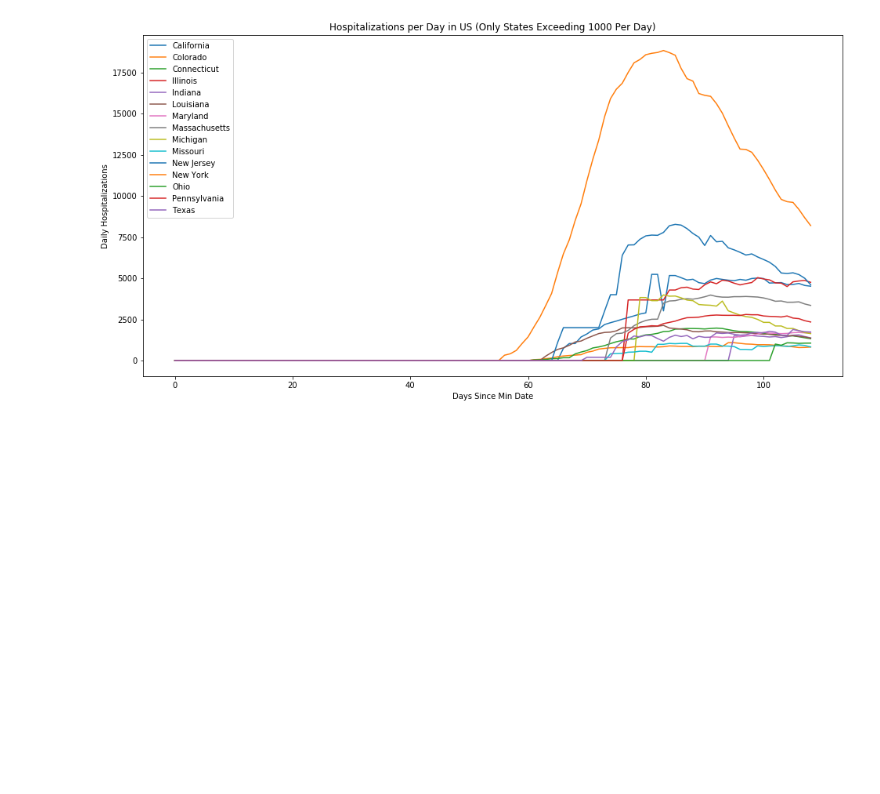
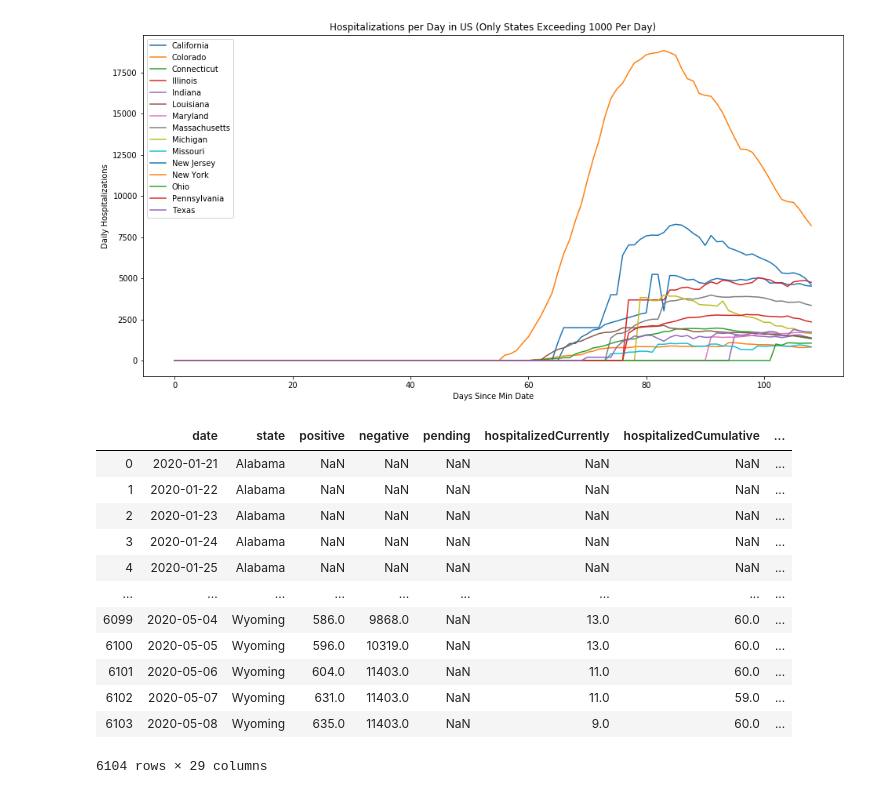
Before and after one commit to spotted-d/RNN_covid19_modeling, a Jupyter notebook: data_extraction/hospitalizations_data_eda_and_cleaning.ipynb, the cells around one changed output. Saved outputs shown, nothing was run; the diff lists cells and outputs as text; code cells hidden in the pictures; blank space fills up the shorter version.

Commit message:
Add days since colunn

```diff
--- a/data_extraction/hospitalizations_data_eda_and_cleaning.ipynb
+++ b/data_extraction/hospitalizations_data_eda_and_cleaning.ipynb
@@ -434,6 +434,30 @@ plt.legend()
 # %% [output]
 <matplotlib.legend.Legend at 0x...>
 [figure]
+# %%
+def days_since_20200101(df):
+    # create days_since_20200101 col
+    START_DATE = datetime.datetime.strptime("2020-01-01", "%Y-%m-%d")
+    df["days_since_20200101"] = (df["date"] - START_DATE).dt.days
+
+    return df
+
+imputed_hosp_df = days_since_20200101(imputed_hosp_df)
+display(imputed_hosp_df)
+# %% [output]
+|  | date | state | positive | negative | pending | hospitalizedCurrently | hospitalizedCumulative | ... |
+| 0 | 2020-01-21 | Alabama | NaN | NaN | NaN | NaN | NaN | ... |
+| 1 | 2020-01-22 | Alabama | NaN | NaN | NaN | NaN | NaN | ... |
+| 2 | 2020-01-23 | Alabama | NaN | NaN | NaN | NaN | NaN | ... |
+| 3 | 2020-01-24 | Alabama | NaN | NaN | NaN | NaN | NaN | ... |
+| 4 | 2020-01-25 | Alabama | NaN | NaN | NaN | NaN | NaN | ... |
+| ... | ... | ... | ... | ... | ... | ... | ... | ... |
+| 6099 | 2020-05-04 | Wyoming | 586.0 | 9868.0 | NaN | 13.0 | 60.0 | ... |
+| 6100 | 2020-05-05 | Wyoming | 596.0 | 10319.0 | NaN | 13.0 | 60.0 | ... |
+| 6101 | 2020-05-06 | Wyoming | 604.0 | 11403.0 | NaN | 11.0 | 60.0 | ... |
+| 6102 | 2020-05-07 | Wyoming | 631.0 | 11403.0 | NaN | 11.0 | 59.0 | ... |
+| 6103 | 2020-05-08 | Wyoming | 635.0 | 11403.0 | NaN | 9.0 | 60.0 | ... |
+6104 rows × 29 columns
 # %%
 # dump to pickle file
 pickle.dump(imputed_hosp, open("../data/covidtracking_historic_states_data.p", "wb" ))
```
Also changed, not shown: parts of 3 cells of this notebook, 1 other file.
